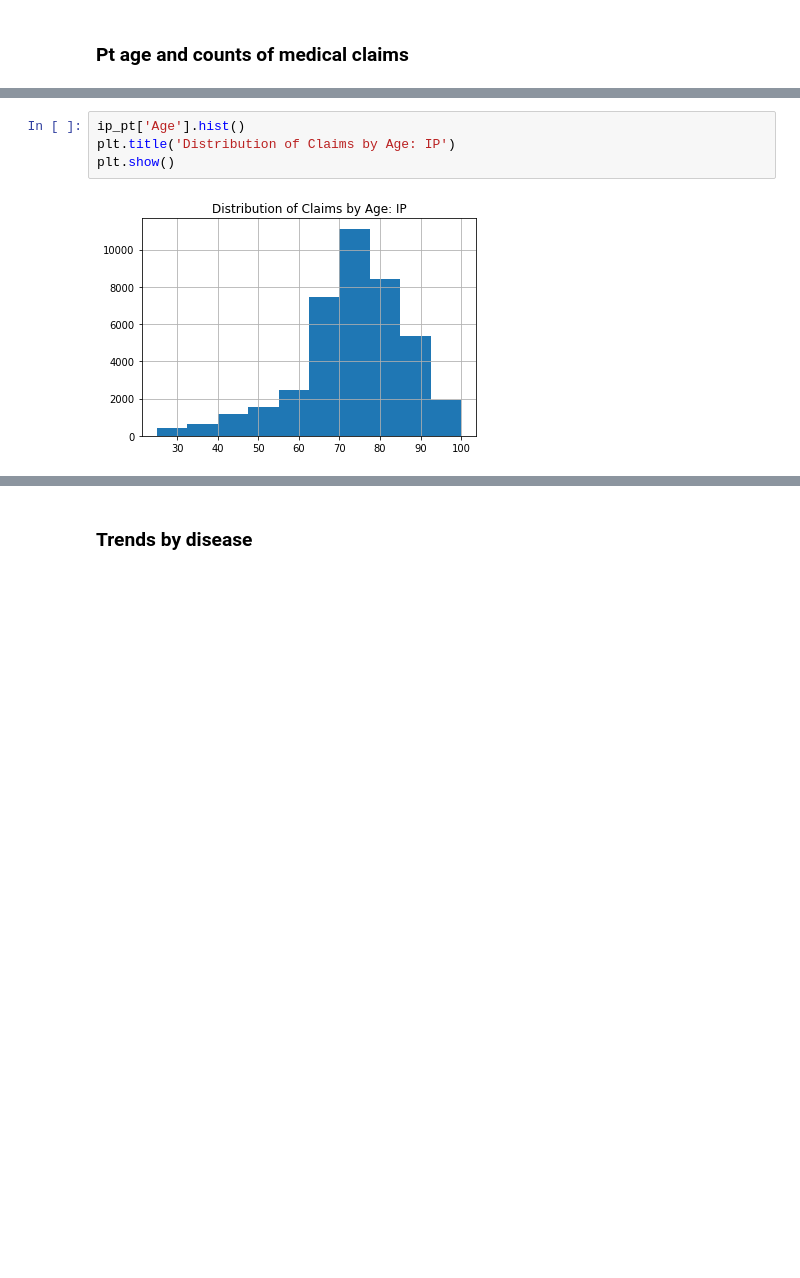
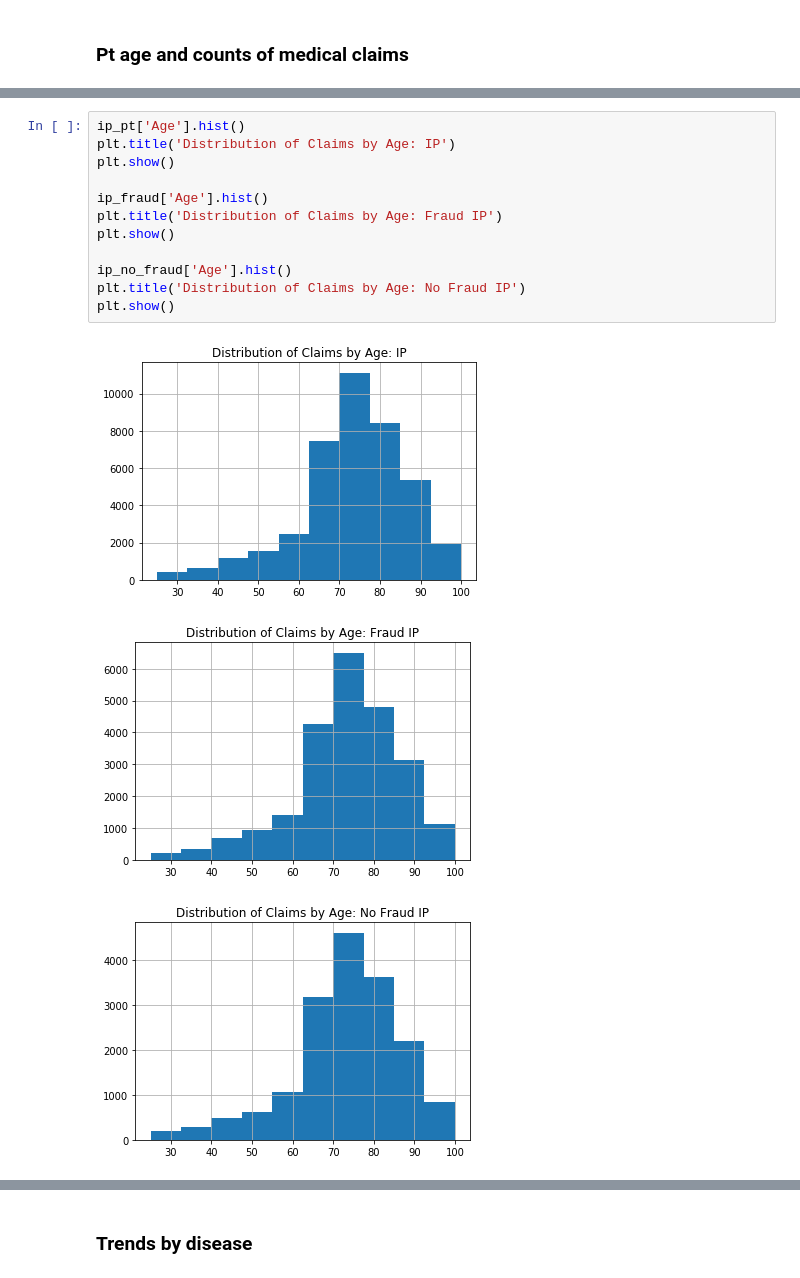
Before and after one commit to microwolf/capstone_healthcare_fraud, a Jupyter notebook: contributors/zack/scripts/DA.ipynb, the cells around one changed output, grey strips where cells are left out. Cells and saved outputs as stored; diff of their text form; blank space fills up the shorter version.

```diff
--- a/contributors/zack/scripts/DA.ipynb
+++ b/contributors/zack/scripts/DA.ipynb
@@ -184,9 +236,19 @@ See the caveats in the documentation: http://pandas.pydata.org/pandas-docs/stabl
 # %%
 ip_pt['Age'].hist()
 plt.title('Distribution of Claims by Age: IP')
 plt.show()
+
+ip_fraud['Age'].hist()
+plt.title('Distribution of Claims by Age: Fraud IP')
+plt.show()
+
+ip_no_fraud['Age'].hist()
+plt.title('Distribution of Claims by Age: No Fraud IP')
+plt.show()
 # %% [output]
 [figure]
+[figure, added]
+[figure, added]
 # %%
 # A little more granular...
 
```
Also changed, not shown: parts of 29 cells of this notebook.
